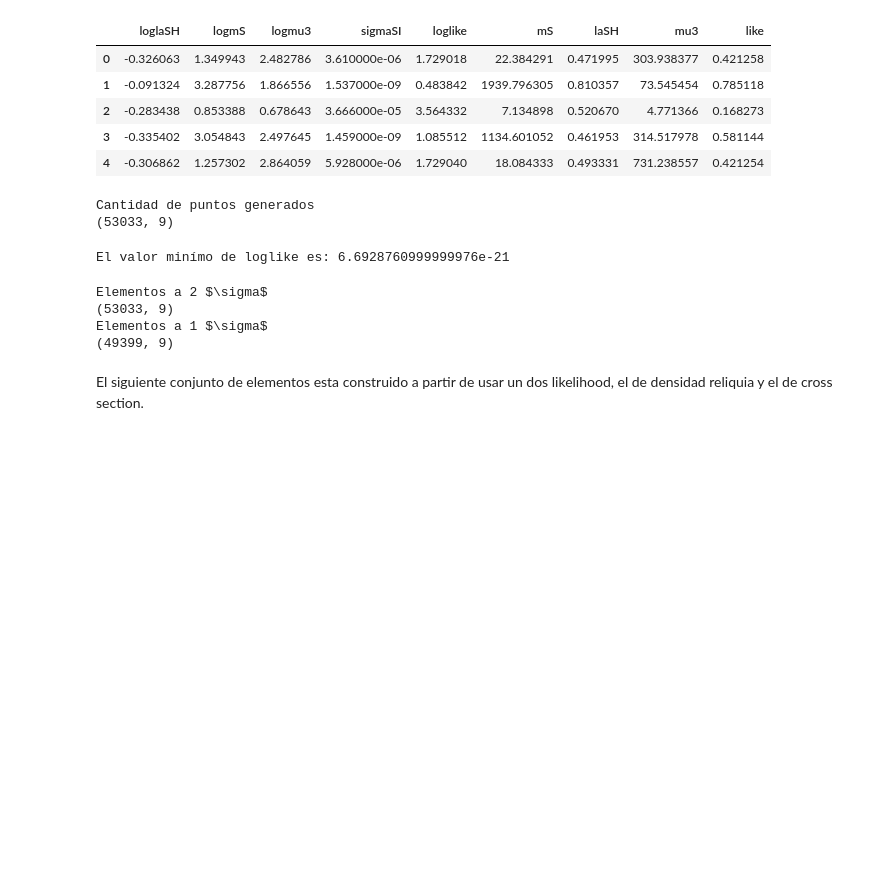
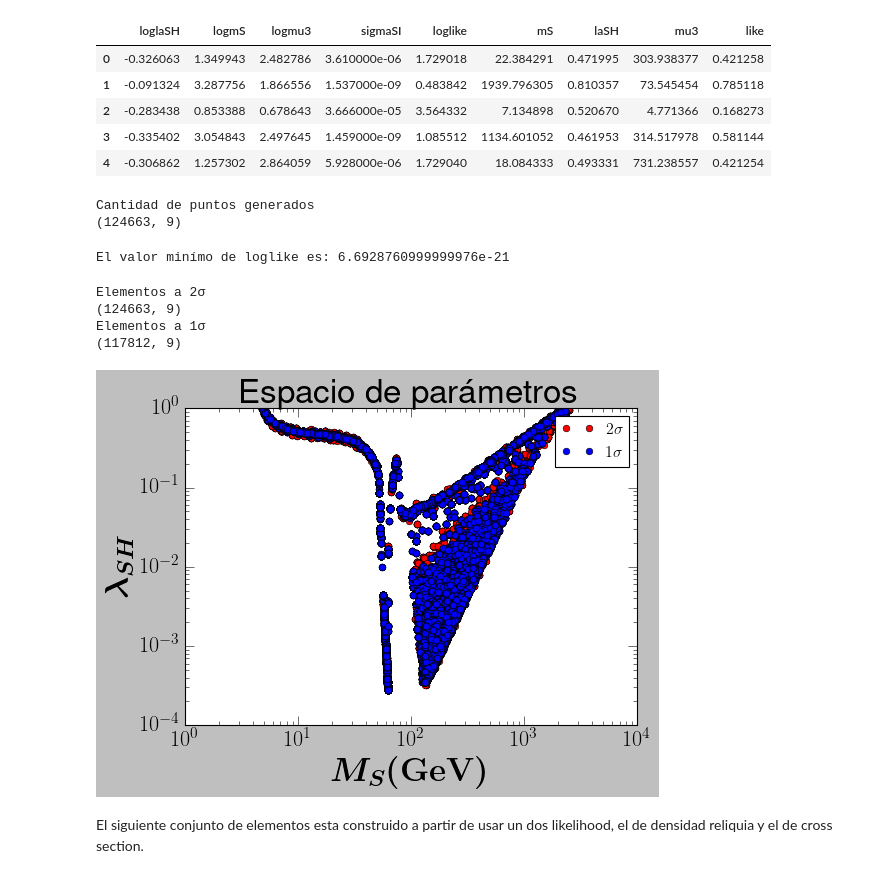
Before and after one commit to gadolfocastrillon/notebook_materiaOscura, a Jupyter notebook: micromegas_5.3.35/Modelos discretos de materia oscura.ipynb, the cells around one changed output. Drawn from its saved outputs; the diff is of its cells as text; code cells hidden in the pictures; blank space fills up the shorter version.

```diff
--- a/micromegas_5.3.35/Modelos discretos de materia oscura.ipynb
+++ b/micromegas_5.3.35/Modelos discretos de materia oscura.ipynb
@@ -602,7 +804,7 @@ DE_dataDD_2 = pd.read_csv('almacenamiento/archivo_profile_1.csv',names=namesDD_1
 DE_dataDD_3 = pd.read_csv('almacenamiento/archivo_profile_2.csv',names=namesDD_1)
 DE_dataDD_4 = pd.read_csv('almacenamiento/archivo_profile_rand1bin.csv',names=namesDD_1)
 DE_dataDD_5 = pd.read_csv('almacenamiento/archivo_profile_randtobest1exp.csv',names=namesDD_1)
-zdata1 = pd.concat([DE_dataDD_1, DE_dataDD_2])
+zdata1 = pd.concat([DE_dataDD_1, DE_dataDD_2,DE_dataDD_3,DE_dataDD_4,DE_dataDD_5])
 zdata1['mS'] = 10**zdata1.logmS
 zdata1['laSH'] = 10**zdata1.loglaSH
 zdata1['mu3'] = 10**zdata1.logmu3
@@ -622,7 +824,7 @@ print("Cantidad de puntos generados")
 print(zdata1.shape)
 # %% [output]
 Cantidad de puntos generados
-(53033, 9)
+(124663, 9)
 # %%
 Lmax = min(zdata1['loglike'])
 print("El valor minímo de loglike es:",Lmax)
@@ -631,15 +833,31 @@ El valor minímo de loglike es: 6.6928760999999976e-21
 # %%
 zdata2 = zdata1[(zdata1.loglike - Lmax)<5.99] ##2σ
 zdata3 = zdata1[(zdata1.loglike - Lmax)<2.30] ##1σ
-print("Elementos a 2 $\sigma$")
+print("Elementos a 2σ")
 print(zdata2.shape)
-print("Elementos a 1 $\sigma$")
+print("Elementos a 1σ")
 print(zdata3.shape)
 # %% [output]
-Elementos a 2 $\sigma$
-(53033, 9)
-Elementos a 1 $\sigma$
-(49399, 9)
+Elementos a 2σ
+(124663, 9)
+Elementos a 1σ
+(117812, 9)
+# %%
+plt.figure(figsize=(7.2,5.5))
+#plt.plot(zdata2['mS'],zdata2['omegaS'],'ro',label='sin filtrar', markeredgecolor='black')
+plt.plot(zdata2['mS'],zdata2['laSH'],'ro',label='$2\sigma$', markeredgecolor='black')
+plt.plot(zdata3['mS'],zdata3['laSH'],'bo',label='$1\sigma$', markeredgecolor='black')
+plt.title(r'Espacio de parámetros',size=30)
+plt.xlabel(r'$\boldsymbol{M_{S}\rm(GeV)}$',size=30)
+plt.ylabel(r'$\boldsymbol{\lambda_{SH}}$',size=30)
+plt.xscale('log')
+plt.yscale('log')
+plt.legend()
+plt.xticks(fontsize=20)
+plt.yticks(fontsize=20)
+plt.tight_layout()
+# %% [output]
+[figure, added]
 # %% [markdown]
 El siguiente conjunto de elementos esta construido a partir de usar un dos likelihood, el de densidad reliquia y el de cross section.
 # %%
```
Also changed, not shown: parts of 36 cells of this notebook.
